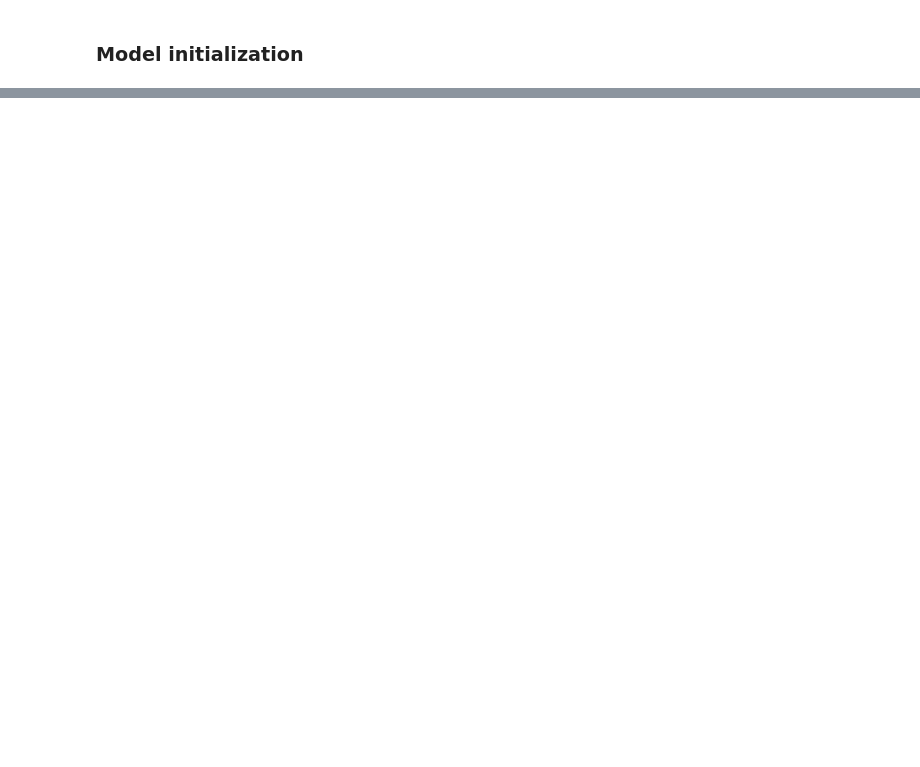
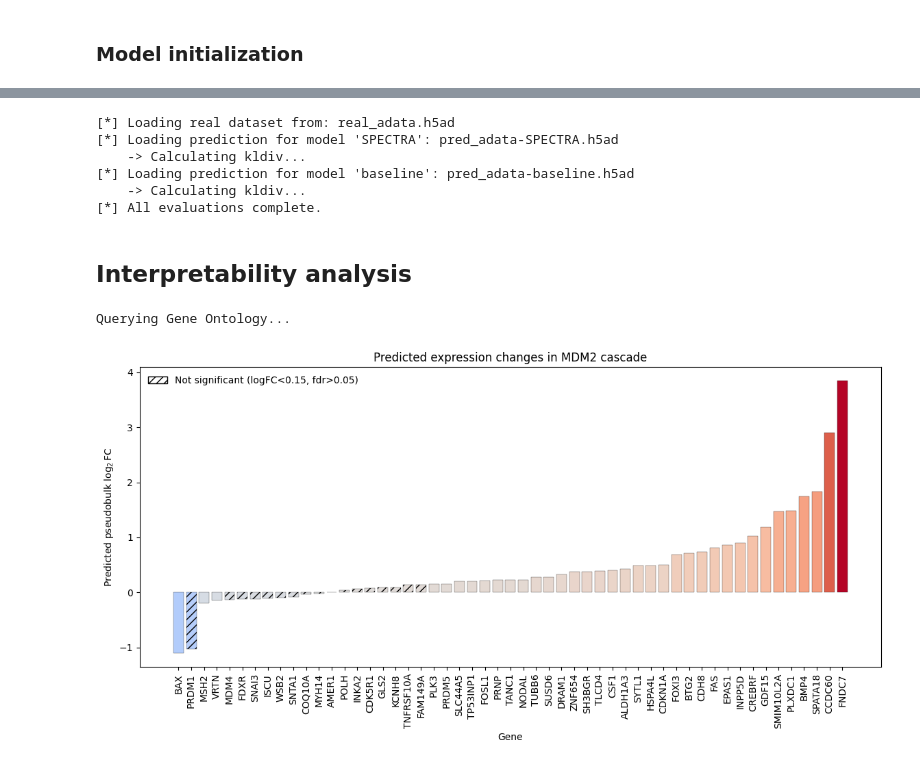
Before and after one commit to MCalabroCode/SPECTRA, a Jupyter notebook: notebooks/spectra_testing.ipynb, the cells around one changed output, grey strips where cells are left out. Cells and saved outputs as stored; diff of their text form; code cells hidden in the pictures; blank space fills up the shorter version.

Commit message:
interpretability analysis, minor refractoring

```diff
--- a/notebooks/spectra_testing.ipynb
+++ b/notebooks/spectra_testing.ipynb
@@ -196,6 +196,7 @@ model = SPECTRA(
     device=device,
     config=model_config,
     gene_embeddings=embedding_matrix,
+    gene_names=adata.var_names,
     gene_weights=gene_weights
 ).to(device)
 print(model)
@@ -245,14 +246,19 @@ SPECTRA(
   )
 )
 # %%
-# for perturbation split
-n_min_samples = 30
+##### test adata
+
+N_MIN_SAMPLES = 30
+
+# removing less abundant perturbations
 counts = test_adata.obs['target_gene'].value_counts()
-counts = counts[counts >= n_min_samples]
+counts = counts[counts >= N_MIN_SAMPLES]
 
-# creation of dict: for each pertuyrbation how many cells to generate
+# creation of dict: for each perturbation how many cells to generate
 gene_counts_dict = counts.drop('non-targeting').to_dict()
 
+# test adata
 real_adata = test_adata[test_adata.obs['target_gene'].isin(counts.index)]
+control_adata = real_adata[real_adata.obs['target_gene']=='non-targeting']
 real_adata
 # %% [output]
@@ -2422,0 +332,51 @@ def plot_top_de_gene_expression(
+# %%
+!python ../scripts/evaluate.py \
+    --real real_adata.h5ad \
+    --pred pred_adata-SPECTRA.h5ad \
+      pred_adata-baseline.h5ad \
+    --metrics kldiv \
+    --top_DEGs 50
+# %% [output]
+[*] Loading real dataset from: real_adata.h5ad
+[*] Loading prediction for model 'SPECTRA': pred_adata-SPECTRA.h5ad
+    -> Calculating kldiv...
+[*] Loading prediction for model 'baseline': pred_adata-baseline.h5ad
+    -> Calculating kldiv...
+[*] All evaluations complete.
+# %% [markdown]
+## **Interpretability analysis**
+# %%
+from spectra.evaluation import *
+
+TARGET_GENE = 'MDM2'
+MIN_SIGNAL = 1e-3
+K_EDGES = 20
+
+# Forward pass & extract attention matrices
+x, pert = prepare_perturbation_batch(TARGET_GENE, control_adata, model, n_cells=256)
+A1, A2, A3, y_hat, x_hat = model.compute_downstream_path_matrices(x, pert)
+A_matrices = [A1, A2, A3]
+# %%
+# Extract network & render Sankey
+hop_genes, edges, weights, net_genes = get_cascade_network(
+    A_matrices, TARGET_GENE, model, minimum_signal=MIN_SIGNAL, K_edges=K_EDGES
+)
+background_genes = real_adata.var_names.dropna().astype(str).tolist()
+gene_functions = get_gene_ontology(net_genes, TARGET_GENE, background_genes, top_n=20)
+plot_sankey(TARGET_GENE, hop_genes, edges, weights, gene_functions, out_dir='cascade_plots')
+# %% [output]
+Querying Gene Ontology...
+# %%
+# pseudobulk LogFC and Wilcoxon DE statistics
+B = x.shape[0]
+N = model.num_nodes
+pseudobulk_pert = get_pseudobulk(y_hat, B, N)
+pseudobulk_ctrl = get_pseudobulk(x, B, N)
+pvals, qvals = get_predicted_de_stats(y_hat, x, model)
+
+plot_cascade_logfc(
+    net_genes, model, pseudobulk_pert, pseudobulk_ctrl, TARGET_GENE,
+    qvals=qvals, fdr_threshold=0.05, logfc_threshold=0.15, out_dir='cascade_plots'
+)
+# %% [output]
+[figure, added]
```
Also changed, not shown: parts of 87 cells of this notebook, 12 other files.
